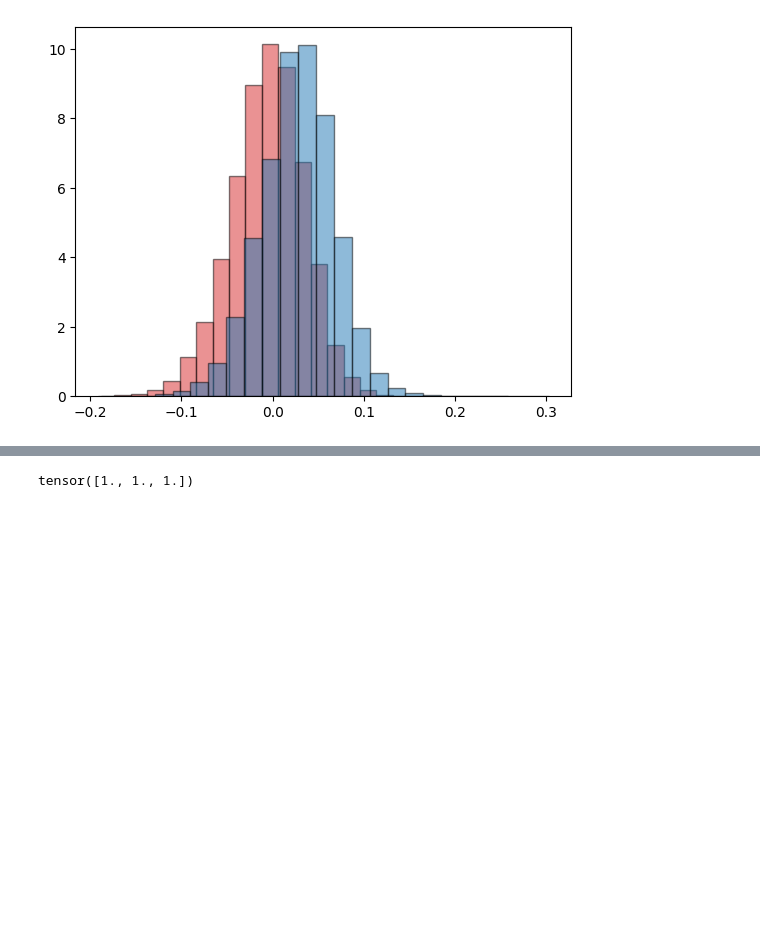
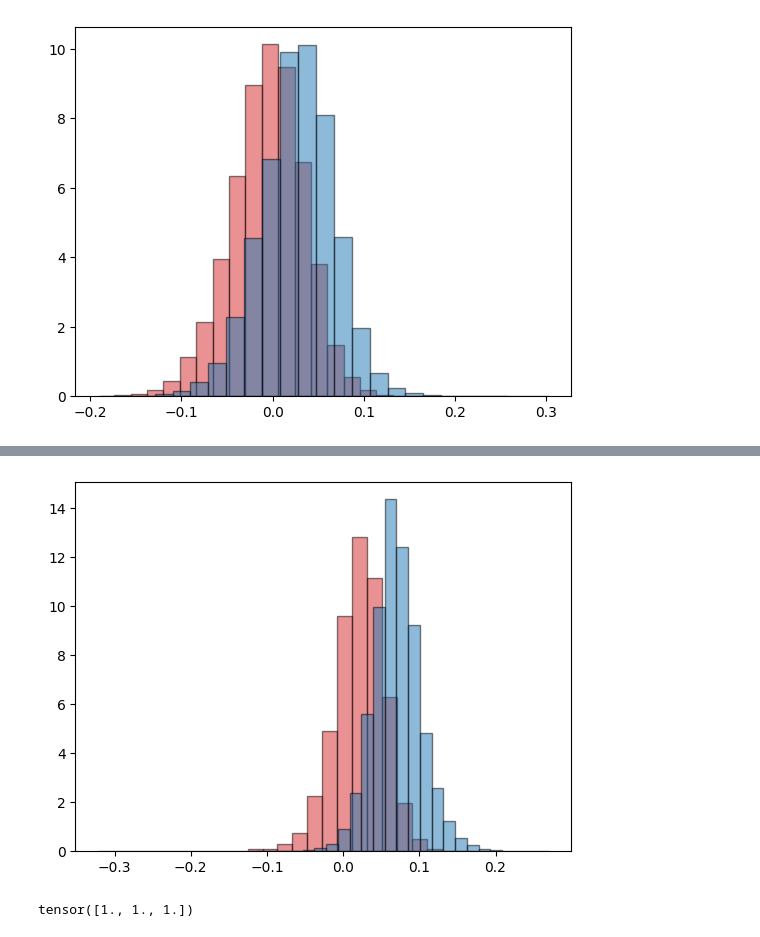
Before and after one commit to elfirdoussilab1/alpha-LoRA, a Jupyter notebook: test_utils.ipynb, the cells around one changed output, grey strips where cells are left out. Drawn from its saved outputs; the diff is of its cells as text; code cells hidden in the pictures; blank space fills up the shorter version.

```diff
--- a/test_utils.ipynb
+++ b/test_utils.ipynb
@@ -486,3 +501,11 @@ plt.show()
+# %%
+w = classifier_vector(X.T, y_train, None, None, alpha = 0, gamma_pre= 1, gamma_ft=1, classifier='pre')
+# %%
+plt.hist(X_test.T[:, (y_test < 0)].T @ w, color = 'tab:red', density = True, bins=25, alpha=.5, edgecolor = 'black')
+plt.hist(X_test.T[:, (y_test > 0)].T @ w, color = 'tab:blue', density = True, bins=25, alpha=.5, edgecolor = 'black')
+plt.show()
+# %% [output]
+[figure, added]
 # %%
 import torch
 t = torch.ones(3, 3)
```
Also changed, not shown: parts of 2 cells of this notebook.
